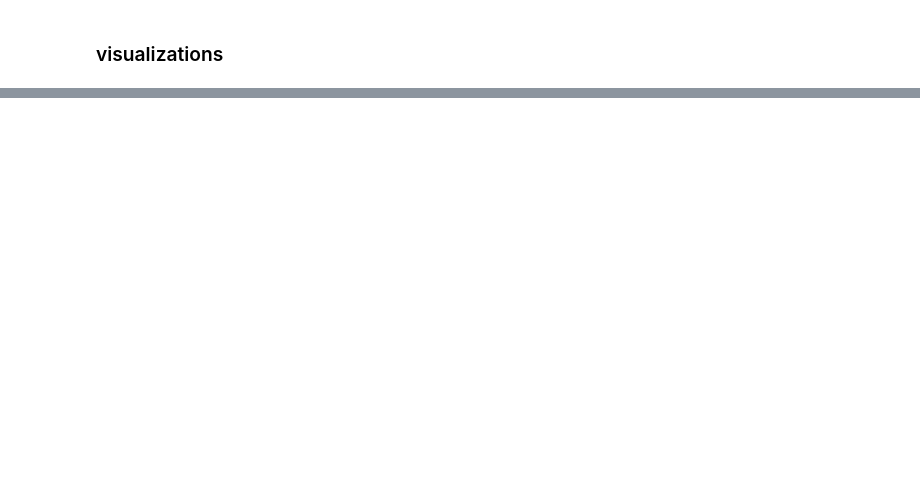
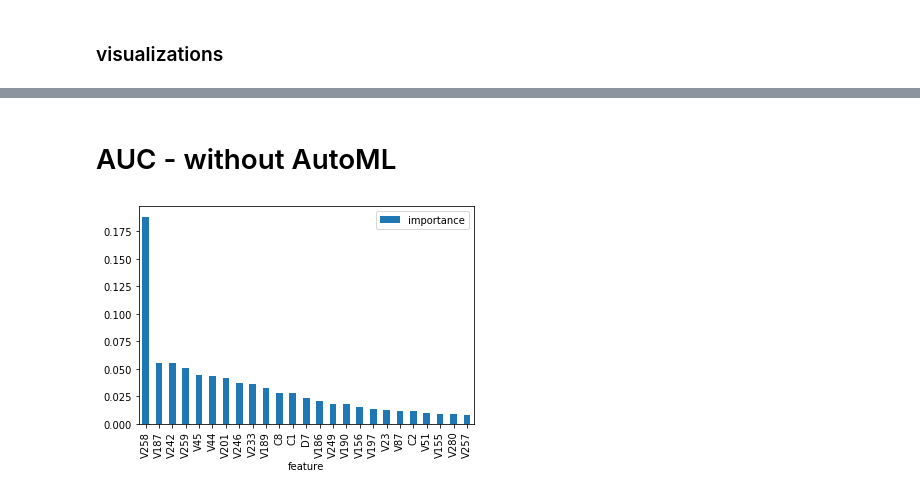
Before and after one commit to will-hill/AI_Based_Hyperparameter_Tuning, a Jupyter notebook: 2_Random_Forest_Example.ipynb, the cells around one changed output, grey strips where cells are left out. Saved outputs shown, nothing was run; the diff lists cells and outputs as text; code cells hidden in the pictures; blank space fills up the shorter version.

```diff
--- a/2_Random_Forest_Example.ipynb
+++ b/2_Random_Forest_Example.ipynb
@@ -246,0 +237,11 @@ optuna.visualization.plot_contour(study, params=['n_estimators','min_samples_spl
+# %% [markdown]
+# AUC - without AutoML
+# %%
+fi = pd.DataFrame({'feature': list(X_train.columns),
+                   'importance': clf.feature_importances_}).sort_values('importance', ascending = False)
+
+import matplotlib.pyplot as plt
+fi.head(25).plot(x='feature', y='importance', kind='bar')
+plt.show()
+# %% [output]
+[figure, added]
```
Also changed, not shown: parts of 37 cells of this notebook, 13 other files.
